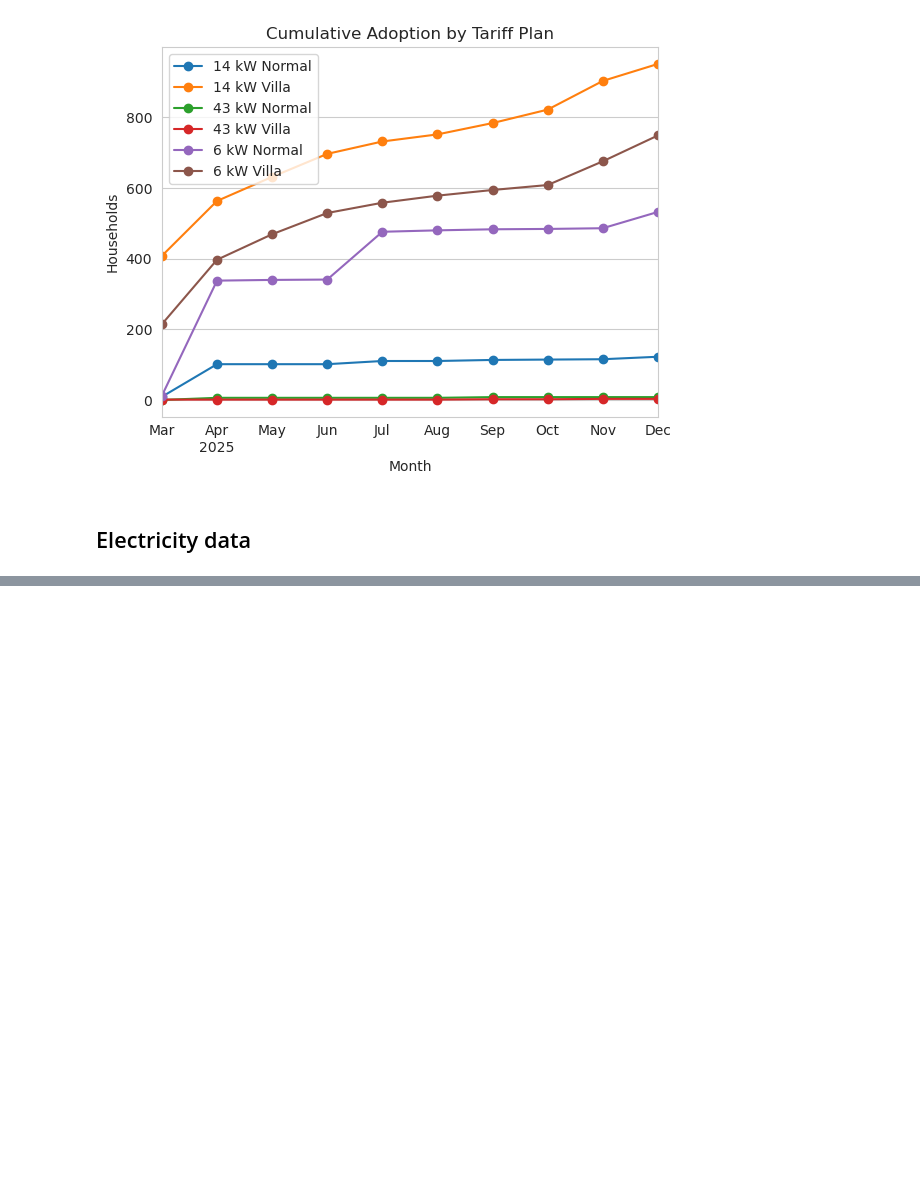
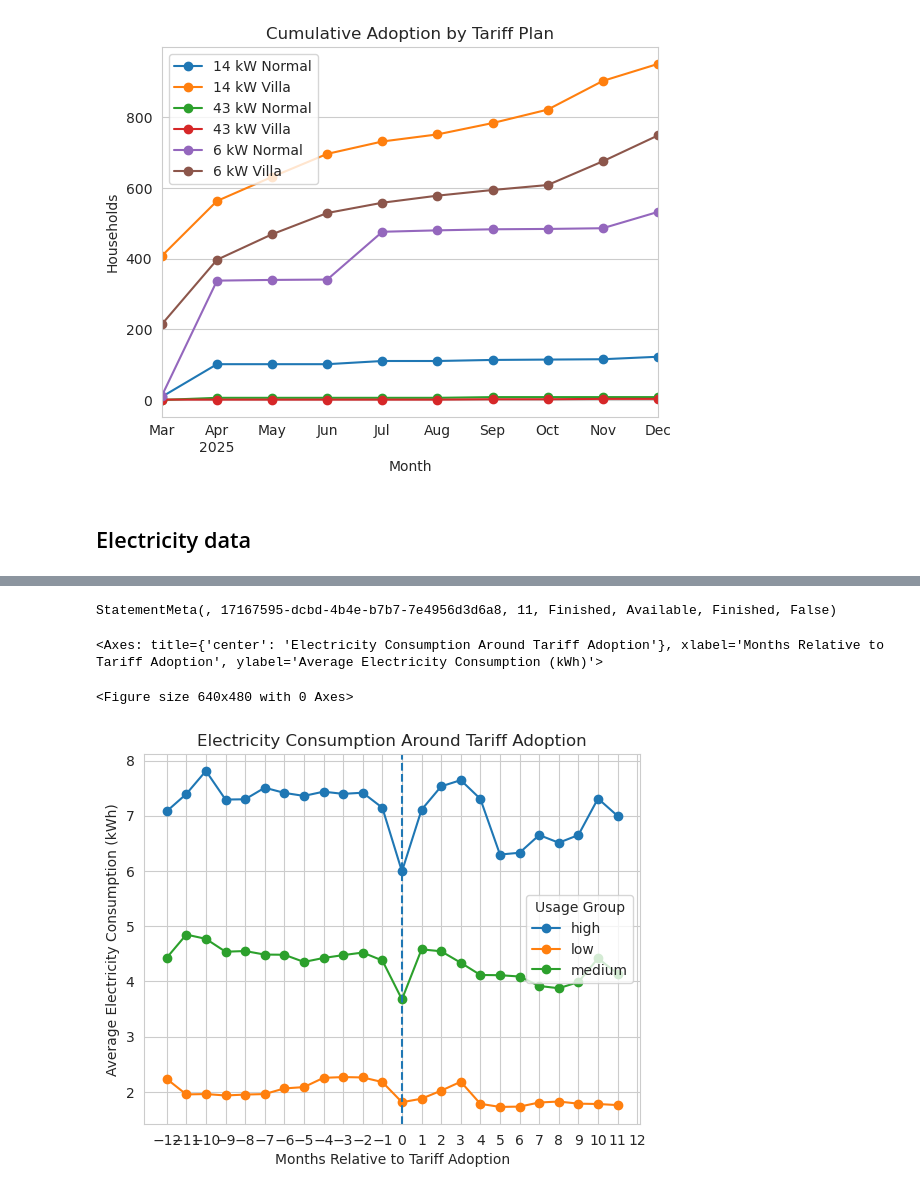
Before and after one commit to edogawa-liang/tariff-spark-rewrite, a Jupyter notebook: eda_spark.ipynb, the cells around one changed output, grey strips where cells are left out. Drawn from its saved outputs; the diff is of its cells as text; code cells hidden in the pictures; blank space fills up the shorter version.

```diff
--- a/eda_spark.ipynb
+++ b/eda_spark.ipynb
@@ -217,0 +261,13 @@ StatementMeta(, 81566eae-030c-4c9a-ad90-16b8b148f53f, 10, Finished, Available, F
+# %%
+# 有選 tariff 的人的用電量平均變化 (按用電總量分組)
+plot_event_study_tariff(
+    month_result[month_result["price"] == "high"],
+    value_col="top3_mean_consumption",
+    line_cols="usage_group",
+    window=12
+)
+# %% [output]
+StatementMeta(, 17167595-dcbd-4b4e-b7b7-7e4956d3d6a8, 11, Finished, Available, Finished, False)
+<Axes: title={'center': 'Electricity Consumption Around Tariff Adoption'}, xlabel='Months Relative to Tariff Adoption', ylabel='Average Electricity Consumption (kWh)'>
+<Figure size 640x480 with 0 Axes>
+[figure, added]
```
Also changed, not shown: parts of 30 cells of this notebook, 1 other file.
